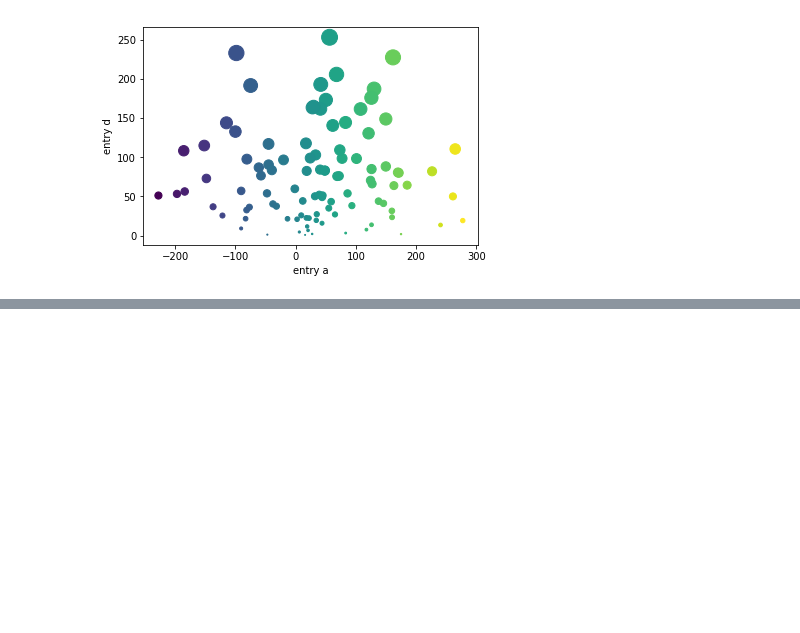
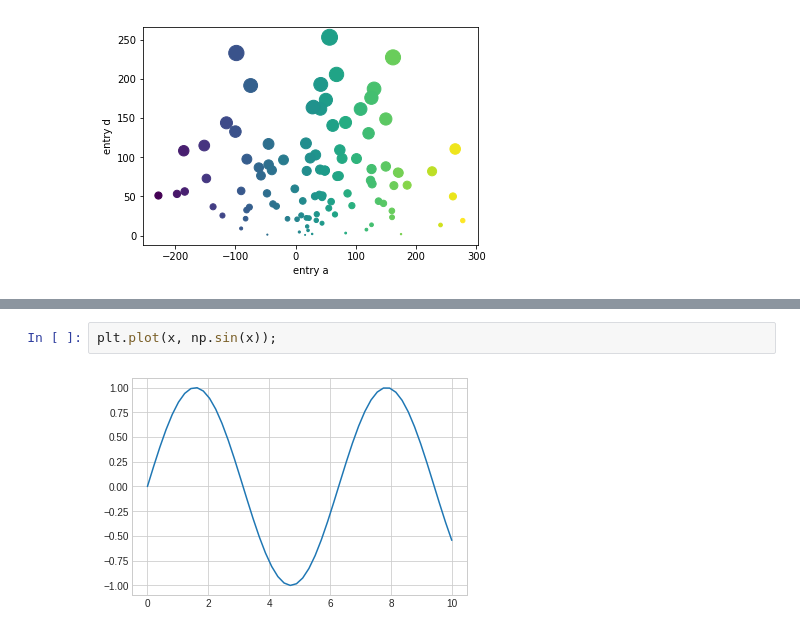
Before and after one commit to lokeshwarinayak/intenship, a Jupyter notebook: mathplot.ipynb, the cells around one changed output, grey strips where cells are left out. Saved outputs shown, nothing was run; the diff lists cells and outputs as text; blank space fills up the shorter version.

```diff
--- a/mathplot.ipynb
+++ b/mathplot.ipynb
@@ -71,0 +90,4 @@ plt.show()
+# %%
+plt.plot(x, np.sin(x));
+# %% [output]
+[figure, added]
```
Also changed, not shown: parts of 7 cells of this notebook.
